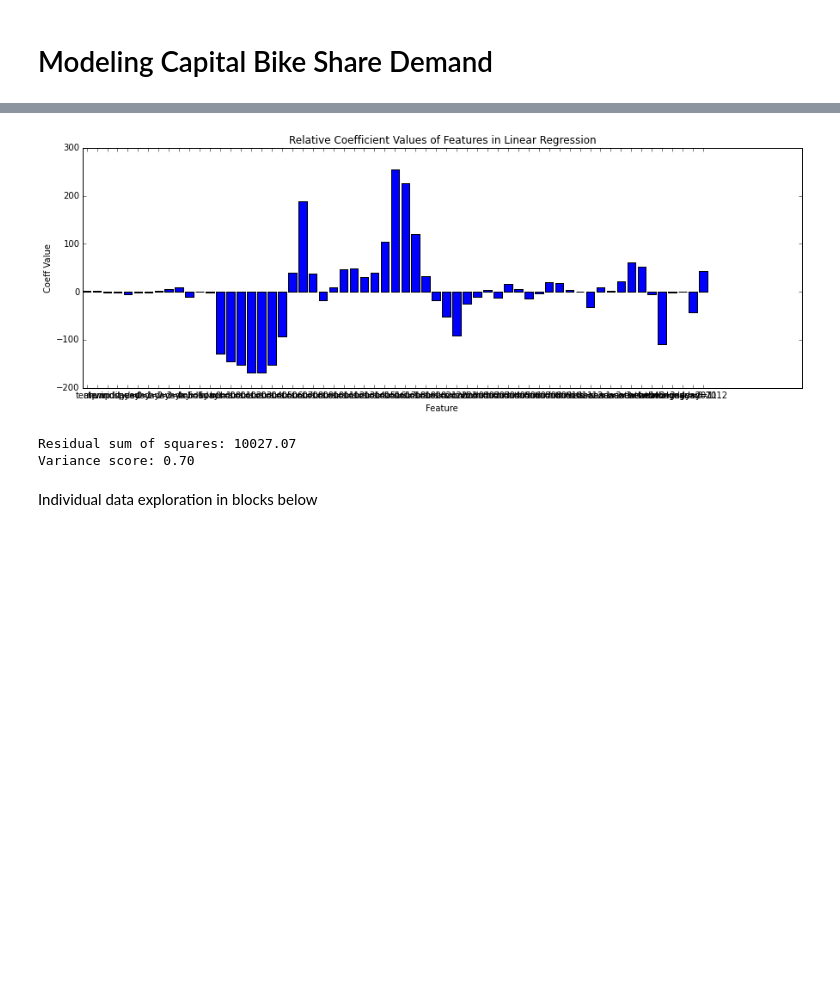
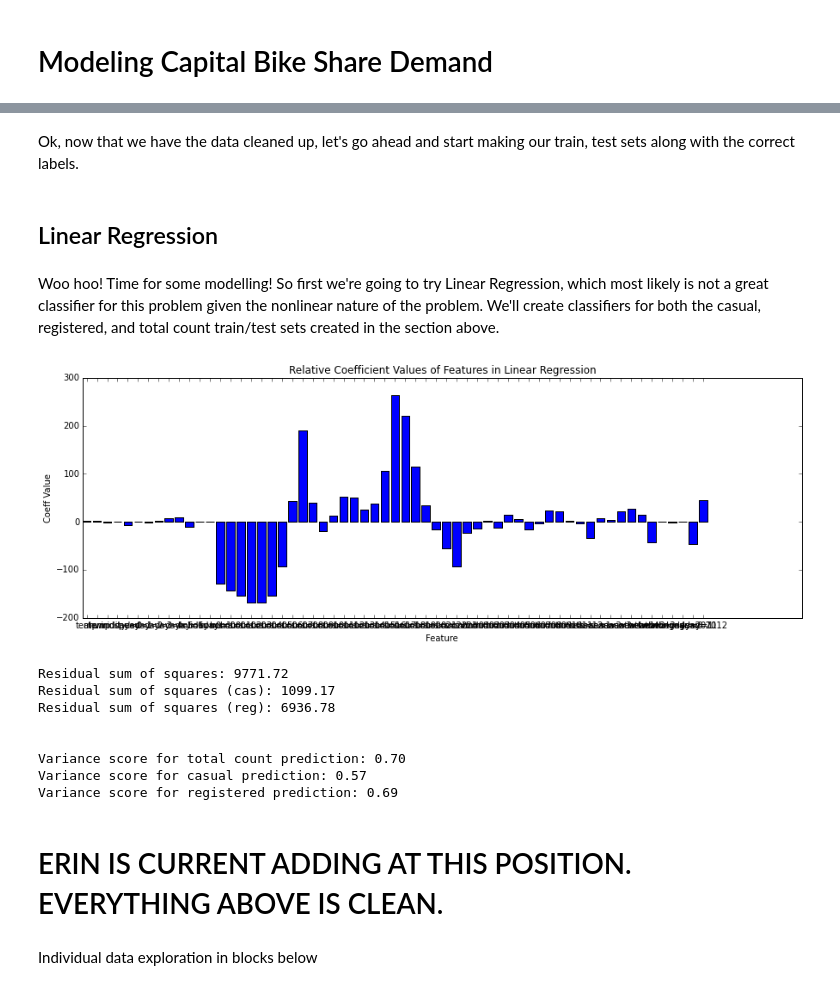
Before and after one commit to elizabethpeters/MIDS_girlpower, a Jupyter notebook: FinalProject_Erin.ipynb, the cells around one changed output, grey strips where cells are left out. Cells and saved outputs as stored; diff of their text form; code cells hidden in the pictures; blank space fills up the shorter version.

Commit message:
Linear regression and data import/cleaning very clean now. Ready to merge.

```diff
--- a/FinalProject_Erin.ipynb
+++ b/FinalProject_Erin.ipynb
@@ -233,0 +191,2 @@ pd_train.head()
+# %% [markdown]
+Ok, now that we have the data cleaned up, let's go ahead and start making our train, test sets along with the correct labels.
@@ -234,35 +217,54 @@ pd_train.head()
+# %% [markdown]
+## Linear Regression
+# %% [markdown]
+Woo hoo! Time for some modelling! So first we're going to try Linear Regression, which most likely is not a great classifier for this problem given the nonlinear nature of the problem. We'll create classifiers for both the casual, registered, and total count train/test sets created in the section above.
 # %%
-#Fitting basic linear regressions
-regr = LinearRegression()
+# Create three LinearRegression classifiers
+lr = LinearRegression()
+lr_cas = LinearRegression()
+lr_reg = LinearRegression()
 
-# list of columns to use in the regression (take out "casual" and "registered")
-regr_cols = [col for col in pd_train.columns.values if col != 'casual' and col != 'registered']
+# Fit the models using the proper data sets
+lr.fit(train, train_labels)
+lr_cas.fit(train_cas, ctrain_labels)
+lr_reg.fit(train_reg, rtrain_labels)
 
-# fit the model using training data, not including registered and unregistered columns (which sum to the count variable)
-regr.fit(pd_train[regr_cols], train_label)
+# Calculate the variance scores: (R squared value) where 1 is perfect prediction
+lr_score = lr.score(test, test_labels)
+lr_cas_score = lr_cas.score(test_cas, ctest_labels)
+lr_reg_score = lr_reg.score(test_reg, rtest_labels)
 
-# Calculate the variance score: (R squared value) where 1 is perfect prediction
-variance_score = regr.score(pd_test[regr_cols], test_label)
+# create barchart to visualize regression coefficients for the total count model
+plt.figure(figsize=(15,5))
+index = np.arange(len(lr.coef_))
 
-# create barchart to visualize regression coefficient importance
-plt.figure(figsize=(15,5))
-index = np.arange(len(regr.coef_))
-
-rects1 = plt.bar(index, regr.coef_)
+rects1 = plt.bar(index, lr.coef_)
 plt.xlabel('Feature')
 plt.ylabel('Coeff Value')
 plt.title('Relative Coefficient Values of Features in Linear Regression')
-plt.xticks(index+.4, regr_cols)
+plt.xticks(index+.4, pd_data.columns.values)
 
 plt.show()
 
-print "Residual sum of squares: %.2f" % np.mean((regr.predict(pd_test[regr_cols]) - test_label) ** 2)
+print "Residual sum of squares: %.2f" % np.mean((lr.predict(test) - test_labels) ** 2)
+print "Residual sum of squares (cas): %.2f" % np.mean((lr_cas.predict(test_cas) - ctest_labels) ** 2)
+print "Residual sum of squares (reg): %.2f" % np.mean((lr_reg.predict(test_reg) - rtest_labels) ** 2)
 
-print 'Variance score: %.2f' % variance_score
+print '\n\nVariance score for total count prediction: %.2f' % lr_score
+print 'Variance score for casual prediction: %.2f' % lr_cas_score
+print 'Variance score for registered prediction: %.2f' % lr_reg_score
 # %% [output]
-[figure, old version]
+[figure, new version]
-Residual sum of squares: 10027.07
-Variance score: 0.70
+Residual sum of squares: 9771.72
+Residual sum of squares (cas): 1099.17
+Residual sum of squares (reg): 6936.78
+
+
+Variance score for total count prediction: 0.70
+Variance score for casual prediction: 0.57
+Variance score for registered prediction: 0.69
+# %% [markdown]
+# ERIN IS CURRENT ADDING AT THIS POSITION. EVERYTHING ABOVE IS CLEAN.
 # %%
 # Code for baseline Kaggle submission (NOTE didn't use the full train.csv data, which would improve our baseline automatically)
 
```
Also changed, not shown: parts of 15 cells of this notebook.
